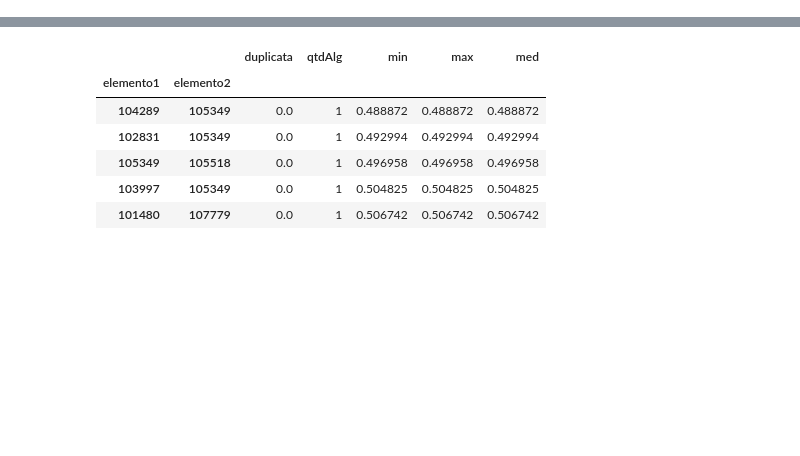
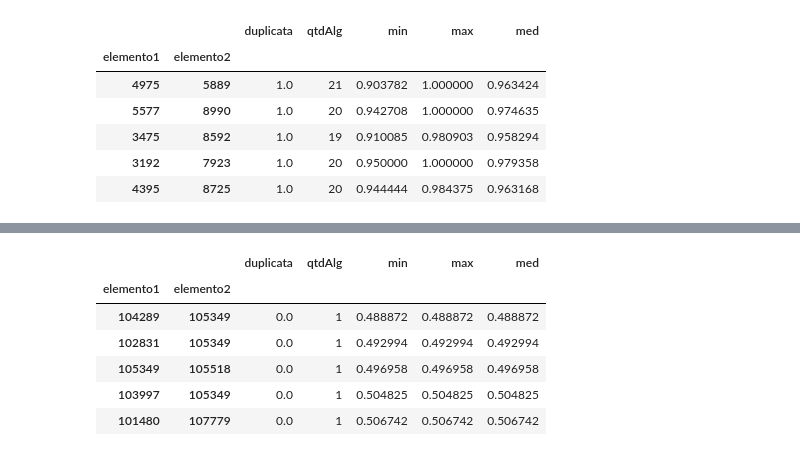
Before and after one commit to DiegoFernandesAraujo/Master, a Jupyter notebook: AS/src/aprendizagem/AA-Diego/AA.ipynb, the cells around one changed output, grey strips where cells are left out. Drawn from its saved outputs; the diff is of its cells as text; code cells hidden in the pictures; blank space fills up the shorter version.

```diff
--- a/AS/src/aprendizagem/AA-Diego/AA.ipynb
+++ b/AS/src/aprendizagem/AA-Diego/AA.ipynb
@@ -54,0 +94,10 @@ pc_vetores = pc.iloc[:, 5: ] #Conjunto base para compor o conjunto treinamento
+# %%
+pc_aa.head()
+# %% [output]
+|  |  | duplicata | qtdAlg | min | max | med |
+| elemento1 | elemento2 |  |  |  |  |  |
+| 4975 | 5889 | 1.0 | 21 | 0.903782 | 1.000000 | 0.963424 |
+| 5577 | 8990 | 1.0 | 20 | 0.942708 | 1.000000 | 0.974635 |
+| 3475 | 8592 | 1.0 | 19 | 0.910085 | 0.980903 | 0.958294 |
+| 3192 | 7923 | 1.0 | 20 | 0.950000 | 1.000000 | 0.979358 |
+| 4395 | 8725 | 1.0 | 20 | 0.944444 | 0.984375 | 0.963168 |
```
Also changed, not shown: parts of 17 cells of this notebook.
